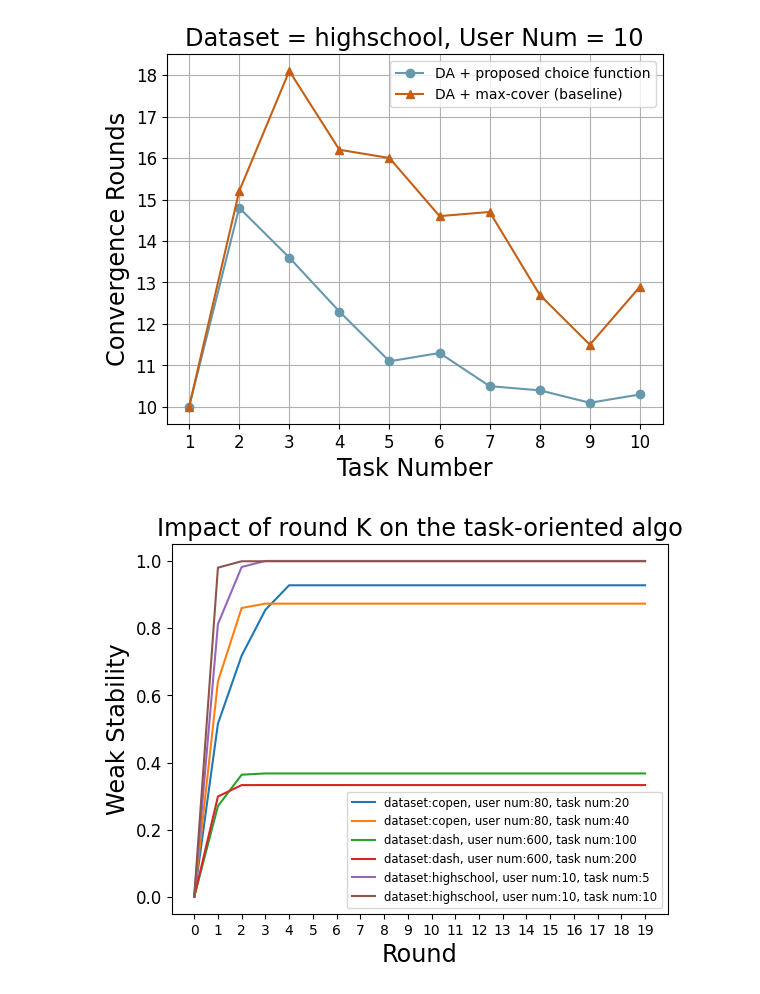
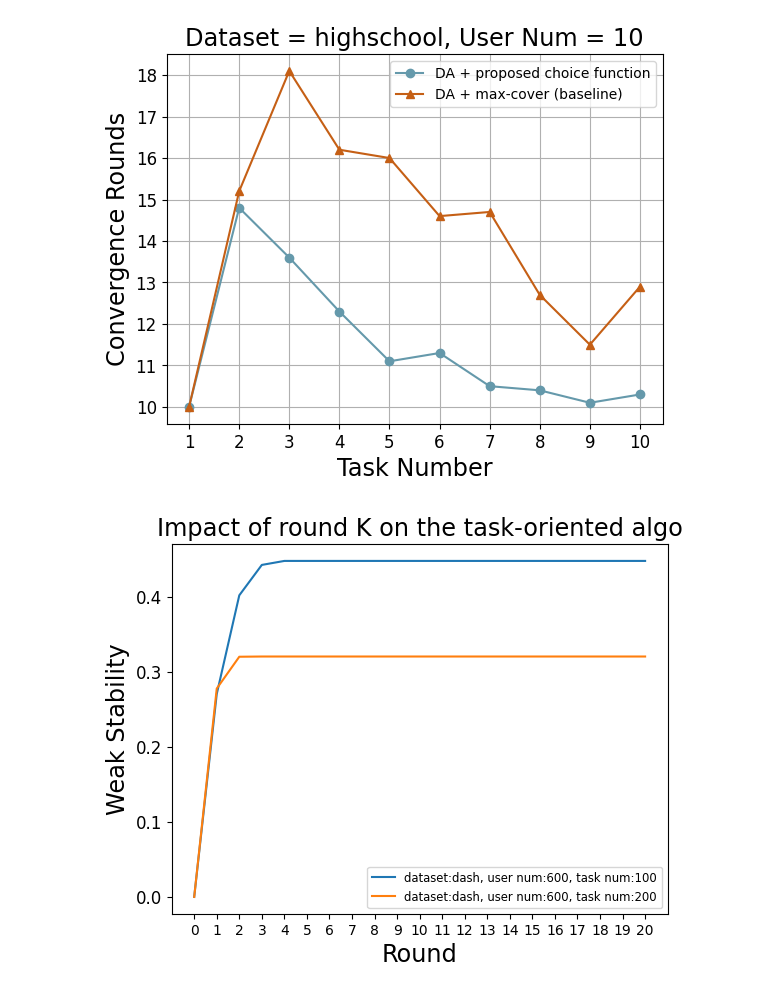
Before and after one commit to braisedp/CCTA, a Jupyter notebook: experiment/estimate_result.ipynb, the cells around one changed output. Cells and saved outputs as stored; diff of their text form; code cells hidden in the pictures.

```diff
--- a/experiment/estimate_result.ipynb
+++ b/experiment/estimate_result.ipynb
@@ -3,9 +3,9 @@ import pandas as pd
 import numpy as np
 import matplotlib.pyplot as plt
 # %%
-worker_num = 1200
-dataset = 'dash'
-weight = ''
+worker_num = 80
+dataset = 'copen'
+weight = 'u'
 x_labels_dict = {
     'dash':[20,40,60,80,100,120,140,160,180,200],
     'copen':[4+4*i for i in range(10)],
@@ -53,7 +100,7 @@ plt.savefig('C:/Users/A/OneDrive/群智计算/研究点一/实验输出/weak_sta
 # %%
 worker_num = 80
 dataset = 'copen'
-weight = ''
+weight = 'u'
 df = pd.read_csv('./result/{}{}_result.csv'.format(dataset,weight))
 df = df[df['worker']== worker_num]
 df1 = df.groupby(['method','task'])['avg-quality'].agg(['mean']).reset_index()
@@ -183,33 +230,31 @@ plt.savefig('C:/Users/A/OneDrive/群智计算/研究点一/实验输出/converge
 # %%
 import math
 import pandas as pd
-datasets = ['copen','dash','highschool']
-K  = 20
+datasets = ['dash']
+K  = 21
 paramap = {
-    'dash': {'worker_num':600,'task_num':[100,200]},
-    'copen': {'worker_num':80,'task_num':[20,40]},
-    'highschool': {'worker_num':10,'task_num':[5,10]}
+    'dash': {'worker_num':600,'task_num':[100,200]}
 }
 df = pd.read_csv('./result/heuristic_result.csv')
 df = df.groupby(['dataset','k','task'])['fairness-pairwise'].agg(['mean']).reset_index()
 df = df[df['k']<K]
 
 xs  = [i for i in range(K)]
 plt.figure()
 plt.xticks(xs)
 plt.yticks(fontsize='large')
 
 for dataset in datasets:
     for tasknum in paramap[dataset]['task_num']:
         data = df[(df['dataset'] == dataset) & (df['task']==tasknum)]
         plt.plot(xs,data['mean'],label='dataset:{}, user num:{}, task num:{}'.format(dataset,paramap[dataset]['worker_num'],tasknum))
 plt.xlabel('Round',fontsize = 'xx-large')
 plt.ylabel('Weak Stability',fontsize = 'xx-large')
 plt.title('Impact of round K on the task-oriented algo',fontsize = 'xx-large')
 plt.legend(loc='best',fontsize='small')
 
 # 将两个图例添加到同一个轴上
 # 显示图形
 plt.savefig('C:/Users/A/OneDrive/群智计算/研究点一/实验输出/impact_of_K/impactofk.pdf')
 # %% [output]
-[figure, old version]
+[figure, new version]
```
Also changed, not shown: parts of 4 cells of this notebook, 9 other files.
